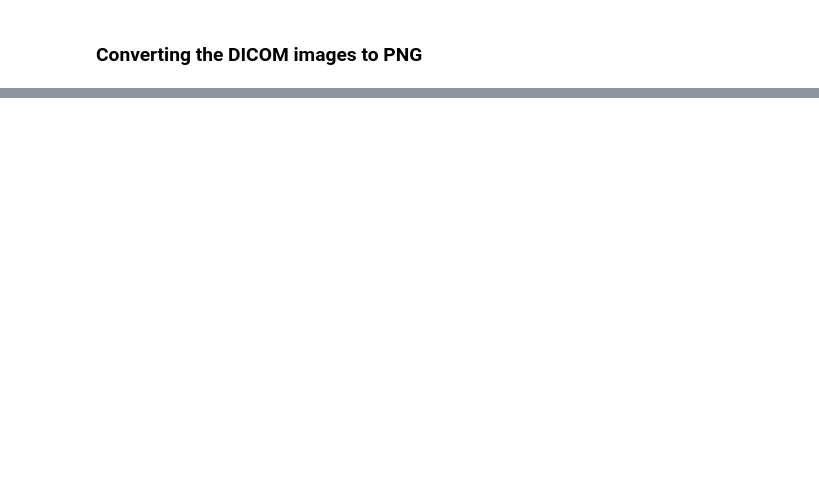
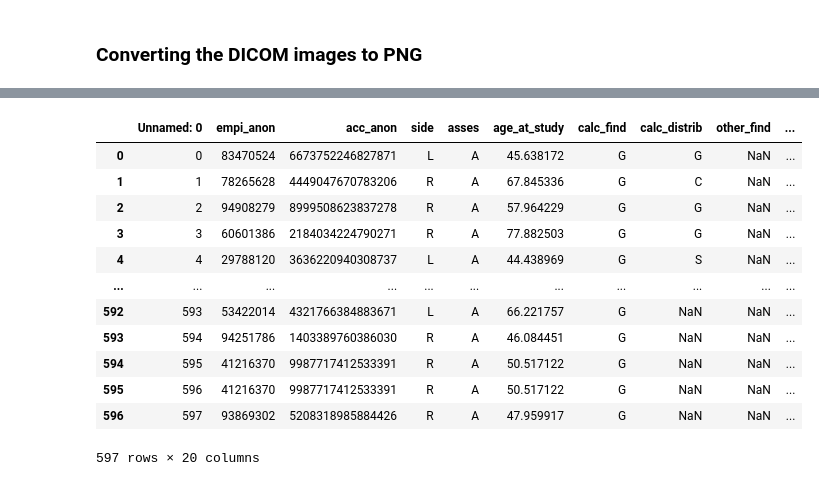
Before and after one commit to dudderThugger/laboratory-mammography, a Jupyter notebook: calcs.ipynb, the cells around one changed output, grey strips where cells are left out. Saved outputs shown, nothing was run; the diff lists cells and outputs as text; code cells hidden in the pictures; blank space fills up the shorter version.

Commit message:
cropped images for training

```diff
--- a/calcs.ipynb
+++ b/calcs.ipynb
@@ -18,7 +18,7 @@ data_path = '/home/szelesteya/projects/EMBED_Open_Data/'
 tables_path = data_path + 'tables/'
 image_root_path = '/media/szelesteya/F824D4D024D492CC/EMBED-images/'
 image_dcm_path = image_root_path + 'dicom-positive/'
-image_png_path = image_root_path + 'positive'
+image_png_path = image_root_path + 'positive-full'
 # %%
 # Import Legends which describe clinical information's labeling
 df_legends = pd.read_csv(tables_path + 'AWS_Open_Data_Clinical_Legend.csv')
@@ -208,12 +226,6 @@ def rescale_to_8bit(image_array):
     # rescaled_array = np.round((image_array - original_min) / (original_max - original_min) * max_on_14bit).astype(int)
     return np.round(rescaled_array * 255).astype(np.uint8)
 
-def generate_png_path(dcm_path):
-    # Get new file name
-    split_fn = dcm_path[:-4].split('/')
-    new_fn = f"{split_fn[-1]}_conv.png"
-    return image_path + new_fn
-
 # Save DICOM pixel array as PNG
 def save_dcm_image_as_png(image, png_filename, bitdepth=8):
     with open(png_filename, 'wb') as f:
@@ -224,9 +236,9 @@ def save_dcm_image_as_png(image, png_filename, bitdepth=8):
                             greyscale=True)
         writer.write(f, rescaled.tolist())
 
-def generate_png_path(acc_anon, png_dir):
+def generate_png_path(png_dir, index):
     # Get new file name
-    new_fn = f"{acc_anon}_neg_conv.png"
+    new_fn = f"{index}_pos_conv.png"
     return f'{png_dir}/{new_fn}'
 
 # Convert list of DICOMs to PNGs
@@ -253,7 +265,7 @@ def extract_images(data_file_name, dcm_dir, png_dir):
             dcm_list.append(path)
 
     # Insert png path
-    df.loc[:,'png_path'] = df['acc_anon'].apply(lambda x: generate_png_path(x, png_dir))
+    df.loc[:,'png_path'] = df['Unnamed: 0'].apply(lambda x: generate_png_path(png_dir, x))
 
     # Convert DICOMs
     process_dcm_list(dcm_list, df['png_path'])
@@ -284,0 +297,16 @@ Processing DICOM #158...
+# %%
+pos_img_emp.drop_duplicates(subset=['Unnamed: 0'])
+# %% [output]
+|  | Unnamed: 0 | empi_anon | acc_anon | side | asses | age_at_study | calc_find | calc_distrib | other_find | ... |
+| 0 | 0 | 83470524 | 6673752246827871 | L | A | 45.638172 | G | G | NaN | ... |
+| 1 | 1 | 78265628 | 4449047670783206 | R | A | 67.845336 | G | C | NaN | ... |
+| 2 | 2 | 94908279 | 8999508623837278 | R | A | 57.964229 | G | G | NaN | ... |
+| 3 | 3 | 60601386 | 2184034224790271 | R | A | 77.882503 | G | G | NaN | ... |
+| 4 | 4 | 29788120 | 3636220940308737 | L | A | 44.438969 | G | S | NaN | ... |
+| ... | ... | ... | ... | ... | ... | ... | ... | ... | ... | ... |
+| 592 | 593 | 53422014 | 4321766384883671 | L | A | 66.221757 | G | NaN | NaN | ... |
+| 593 | 594 | 94251786 | 1403389760386030 | R | A | 46.084451 | G | NaN | NaN | ... |
+| 594 | 595 | 41216370 | 9987717412533391 | R | A | 50.517122 | G | NaN | NaN | ... |
+| 595 | 596 | 41216370 | 9987717412533391 | R | A | 50.517122 | G | NaN | NaN | ... |
+| 596 | 597 | 93869302 | 5208318985884426 | R | A | 47.959917 | G | NaN | NaN | ... |
+597 rows × 20 columns
```
Also changed, not shown: parts of 4 cells of this notebook, 8 other files.
